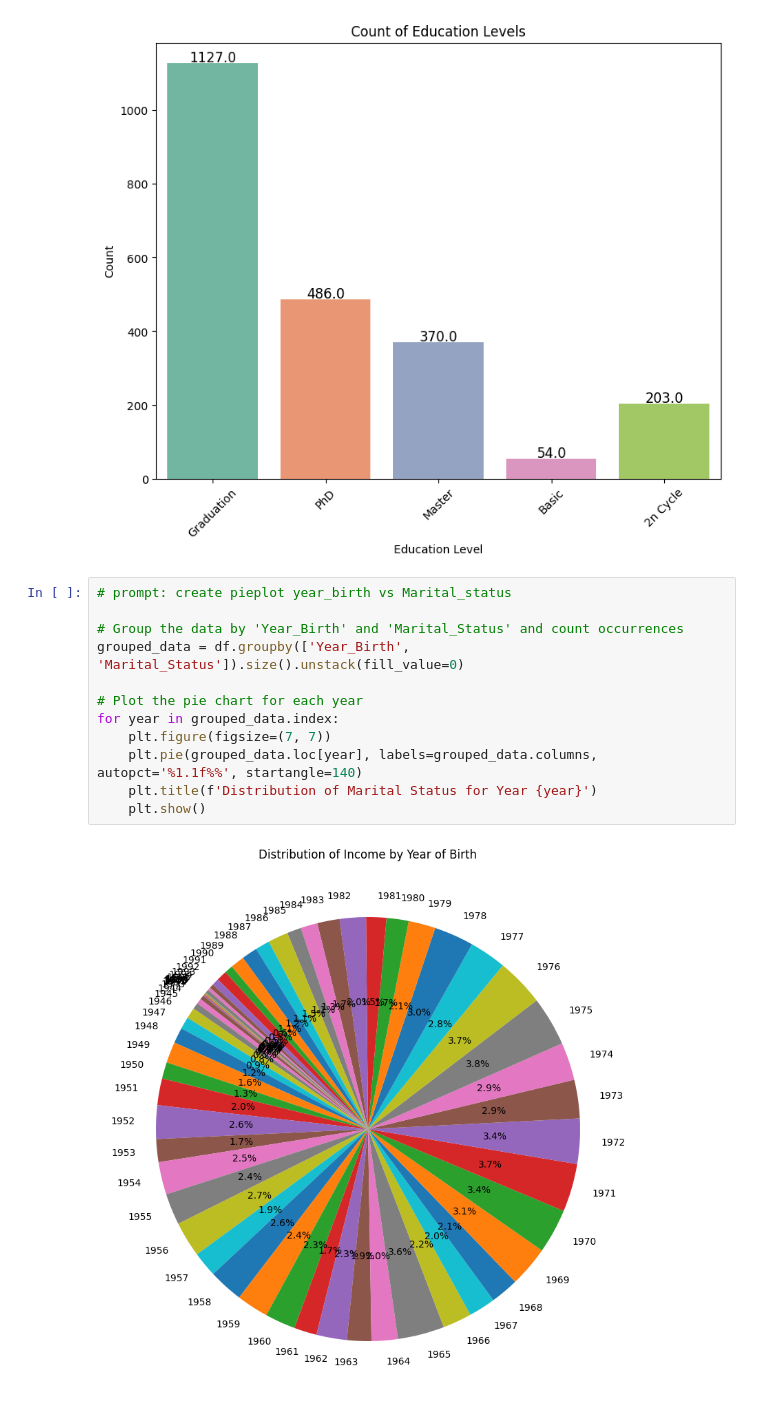
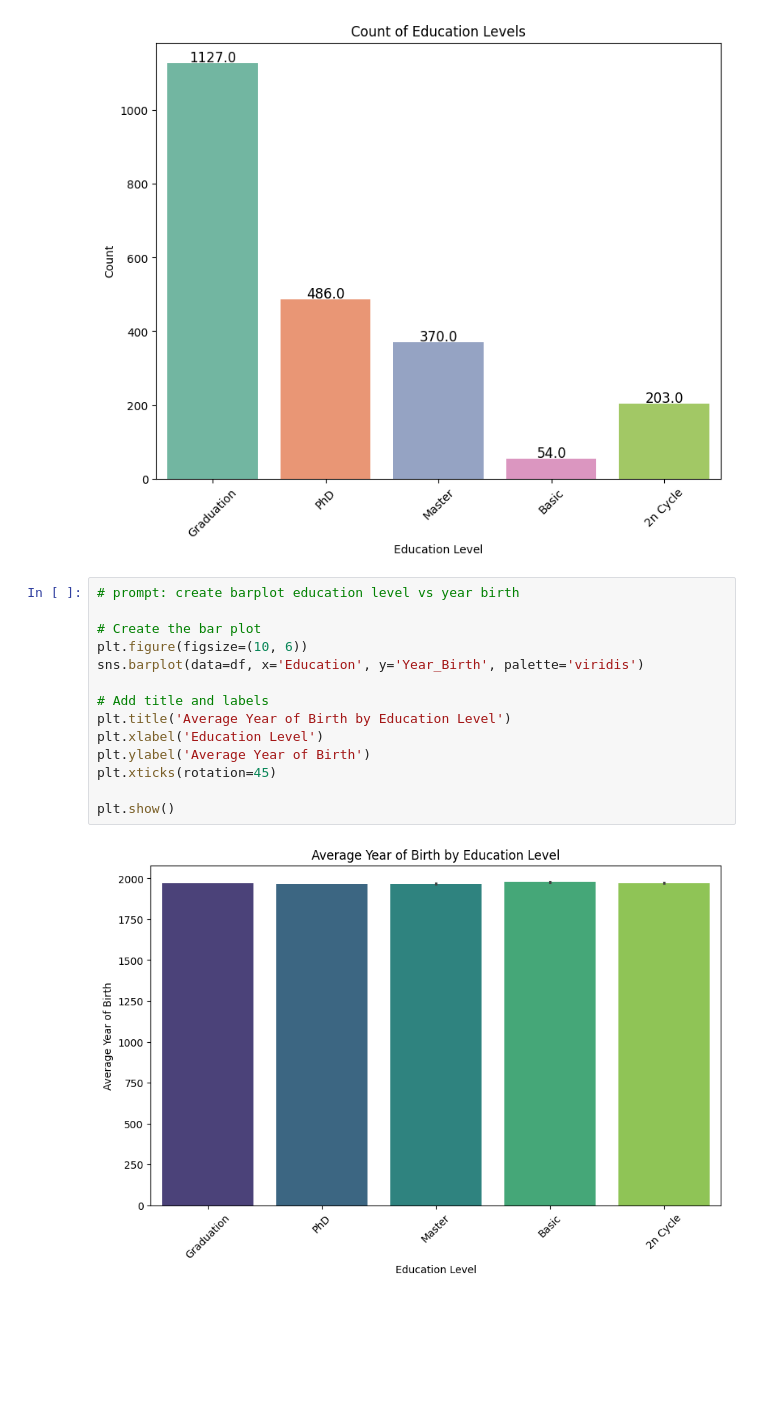
Before and after one commit to Arunsingh0501/Market_Campaign, a Jupyter notebook: Market_Campaign.ipynb, the cells around one changed output. Cells and saved outputs as stored; diff of their text form; blank space fills up the shorter version.

```diff
--- a/Market_Campaign.ipynb
+++ b/Market_Campaign.ipynb
@@ -273,17 +273,19 @@ for p in ax.patches:
 plt.show()
 # %% [output]
 [figure]
-# %%
-# prompt: create pieplot year_birth vs Marital_status
-
-# Group the data by 'Year_Birth' and 'Marital_Status' and count occurrences
-grouped_data = df.groupby(['Year_Birth', 'Marital_Status']).size().unstack(fill_value=0)
-
-# Plot the pie chart for each year
-for year in grouped_data.index:
-    plt.figure(figsize=(7, 7))
-    plt.pie(grouped_data.loc[year], labels=grouped_data.columns, autopct='%1.1f%%', startangle=140)
-    plt.title(f'Distribution of Marital Status for Year {year}')
-    plt.show()
-# %% [output]
-[figure, removed]
+# %%
+# prompt: create barplot education level vs year birth
+
+# Create the bar plot
+plt.figure(figsize=(10, 6))
+sns.barplot(data=df, x='Education', y='Year_Birth', palette='viridis')
+
+# Add title and labels
+plt.title('Average Year of Birth by Education Level')
+plt.xlabel('Education Level')
+plt.ylabel('Average Year of Birth')
+plt.xticks(rotation=45)
+
+plt.show()
+# %% [output]
+[figure, added]
```
